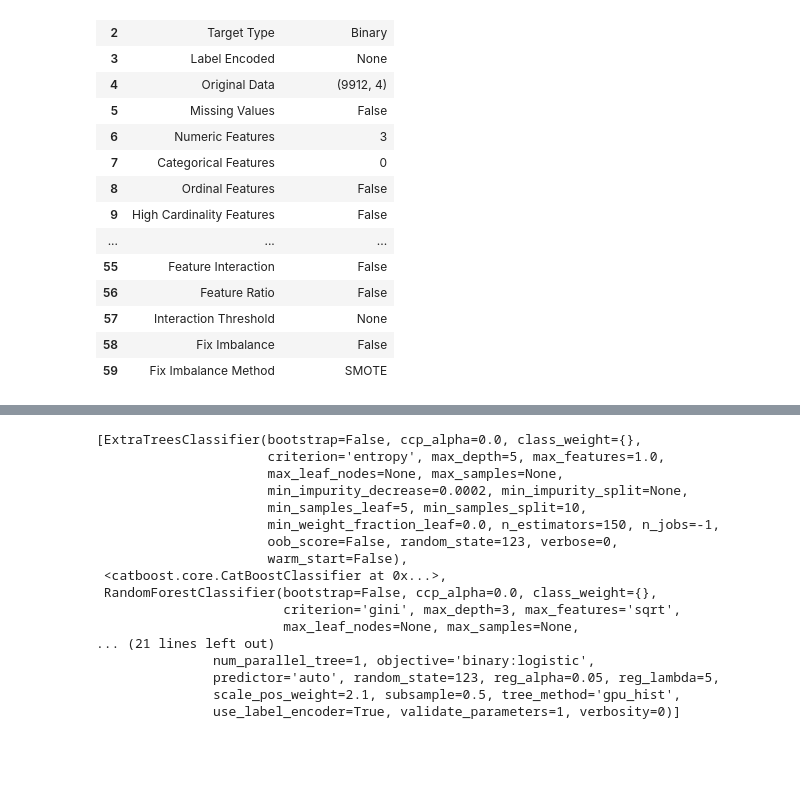
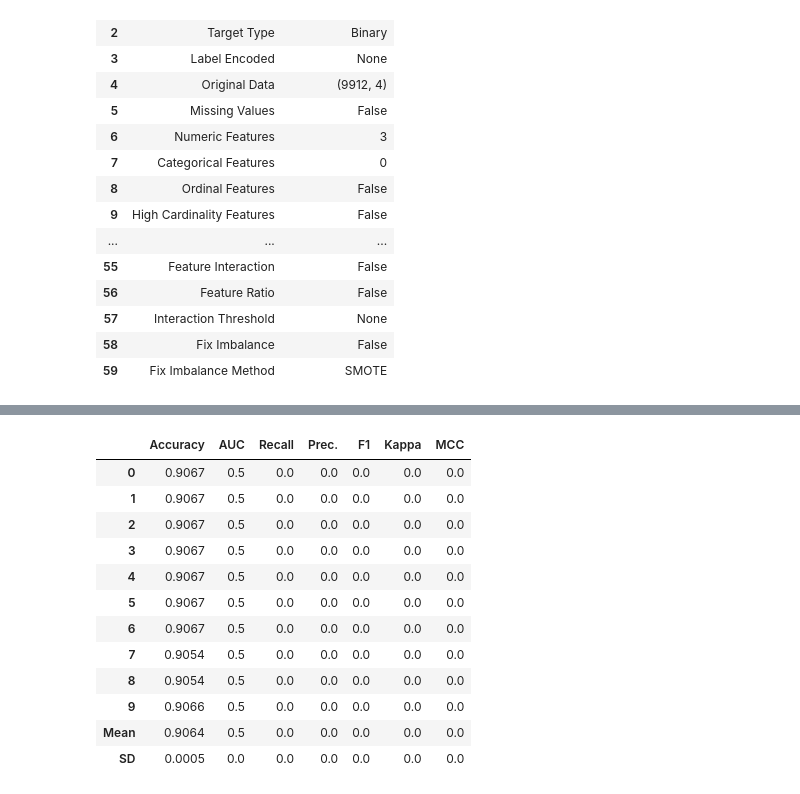
Before and after one commit to Max-jones/Sistema_Experto_APP, a Jupyter notebook: notebooks/proyecto_phm.ipynb, the cells around one changed output, grey strips where cells are left out. Drawn from its saved outputs; the diff is of its cells as text; code cells hidden in the pictures; blank space fills up the shorter version.

```diff
--- a/notebooks/proyecto_phm.ipynb
+++ b/notebooks/proyecto_phm.ipynb
@@ -273,23 +291,21 @@ stacker = stack_models(estimator_list = top5[1:], meta_model = top5[0])
-# %%
-tuned_top5
-# %% [output]
-[ExtraTreesClassifier(bootstrap=False, ccp_alpha=0.0, class_weight={},
-                      criterion='entropy', max_depth=5, max_features=1.0,
-                      max_leaf_nodes=None, max_samples=None,
-                      min_impurity_decrease=0.0002, min_impurity_split=None,
-                      min_samples_leaf=5, min_samples_split=10,
-                      min_weight_fraction_leaf=0.0, n_estimators=150, n_jobs=-1,
-                      oob_score=False, random_state=123, verbose=0,
-                      warm_start=False),
- <catboost.core.CatBoostClassifier at 0x...>,
- RandomForestClassifier(bootstrap=False, ccp_alpha=0.0, class_weight={},
-                        criterion='gini', max_depth=3, max_features='sqrt',
-                        max_leaf_nodes=None, max_samples=None,
-... (21 lines left out)
-               num_parallel_tree=1, objective='binary:logistic',
-               predictor='auto', random_state=123, reg_alpha=0.05, reg_lambda=5,
-               scale_pos_weight=2.1, subsample=0.5, tree_method='gpu_hist',
-               use_label_encoder=True, validate_parameters=1, verbosity=0)]
+# %%
+
+last_grid_optimized_stacked = pull()
+last_grid_optimized_stacked
+# %% [output]
+|  | Accuracy | AUC | Recall | Prec. | F1 | Kappa | MCC |
+| 0 | 0.9067 | 0.5 | 0.0 | 0.0 | 0.0 | 0.0 | 0.0 |
+| 1 | 0.9067 | 0.5 | 0.0 | 0.0 | 0.0 | 0.0 | 0.0 |
+| 2 | 0.9067 | 0.5 | 0.0 | 0.0 | 0.0 | 0.0 | 0.0 |
+| 3 | 0.9067 | 0.5 | 0.0 | 0.0 | 0.0 | 0.0 | 0.0 |
+| 4 | 0.9067 | 0.5 | 0.0 | 0.0 | 0.0 | 0.0 | 0.0 |
+| 5 | 0.9067 | 0.5 | 0.0 | 0.0 | 0.0 | 0.0 | 0.0 |
+| 6 | 0.9067 | 0.5 | 0.0 | 0.0 | 0.0 | 0.0 | 0.0 |
+| 7 | 0.9054 | 0.5 | 0.0 | 0.0 | 0.0 | 0.0 | 0.0 |
+| 8 | 0.9054 | 0.5 | 0.0 | 0.0 | 0.0 | 0.0 | 0.0 |
+| 9 | 0.9066 | 0.5 | 0.0 | 0.0 | 0.0 | 0.0 | 0.0 |
+| Mean | 0.9064 | 0.5 | 0.0 | 0.0 | 0.0 | 0.0 | 0.0 |
+| SD | 0.0005 | 0.0 | 0.0 | 0.0 | 0.0 | 0.0 | 0.0 |
 # %%
 plot_model(stacker)
 # %% [output]
```
Also changed, not shown: parts of 18 cells of this notebook, 6 other files.
